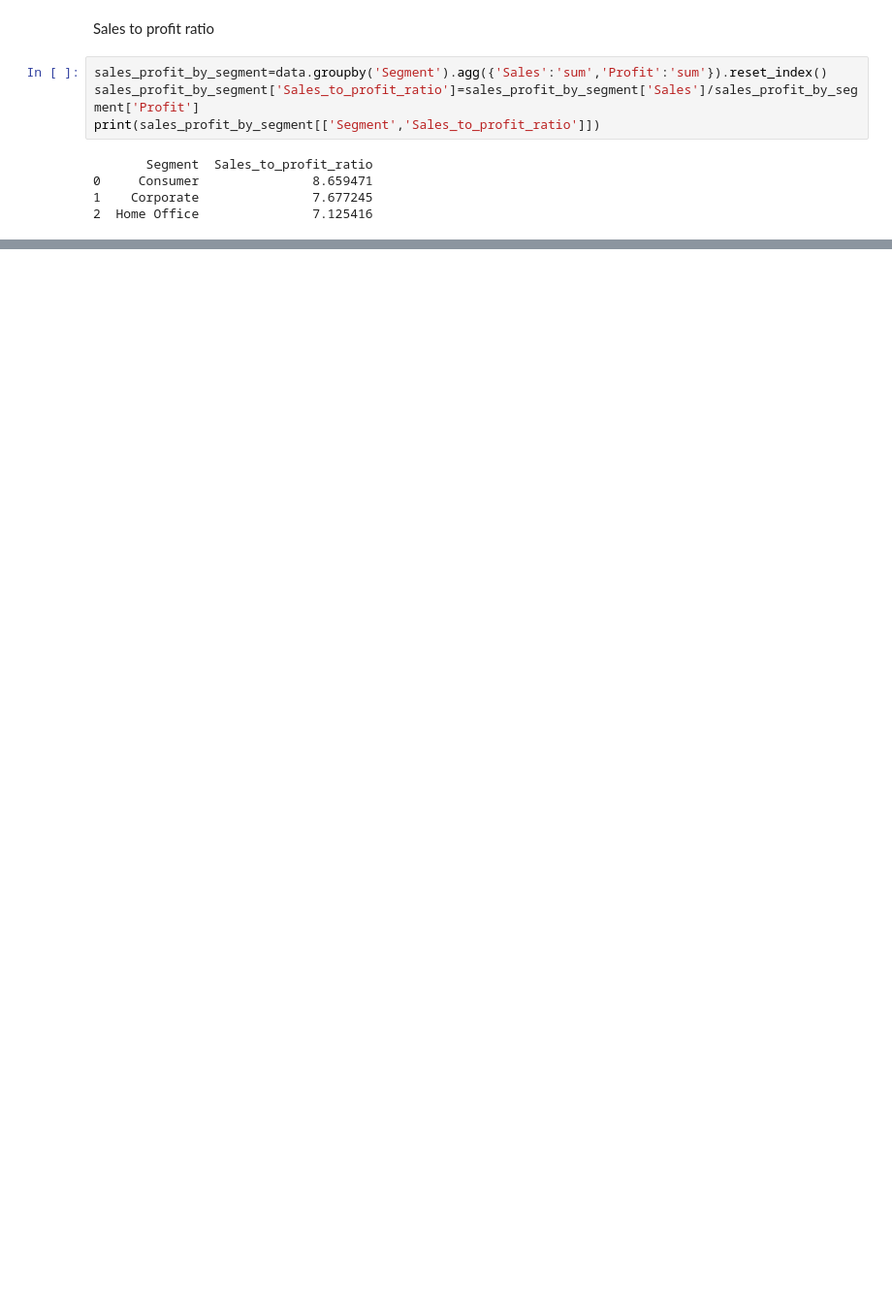
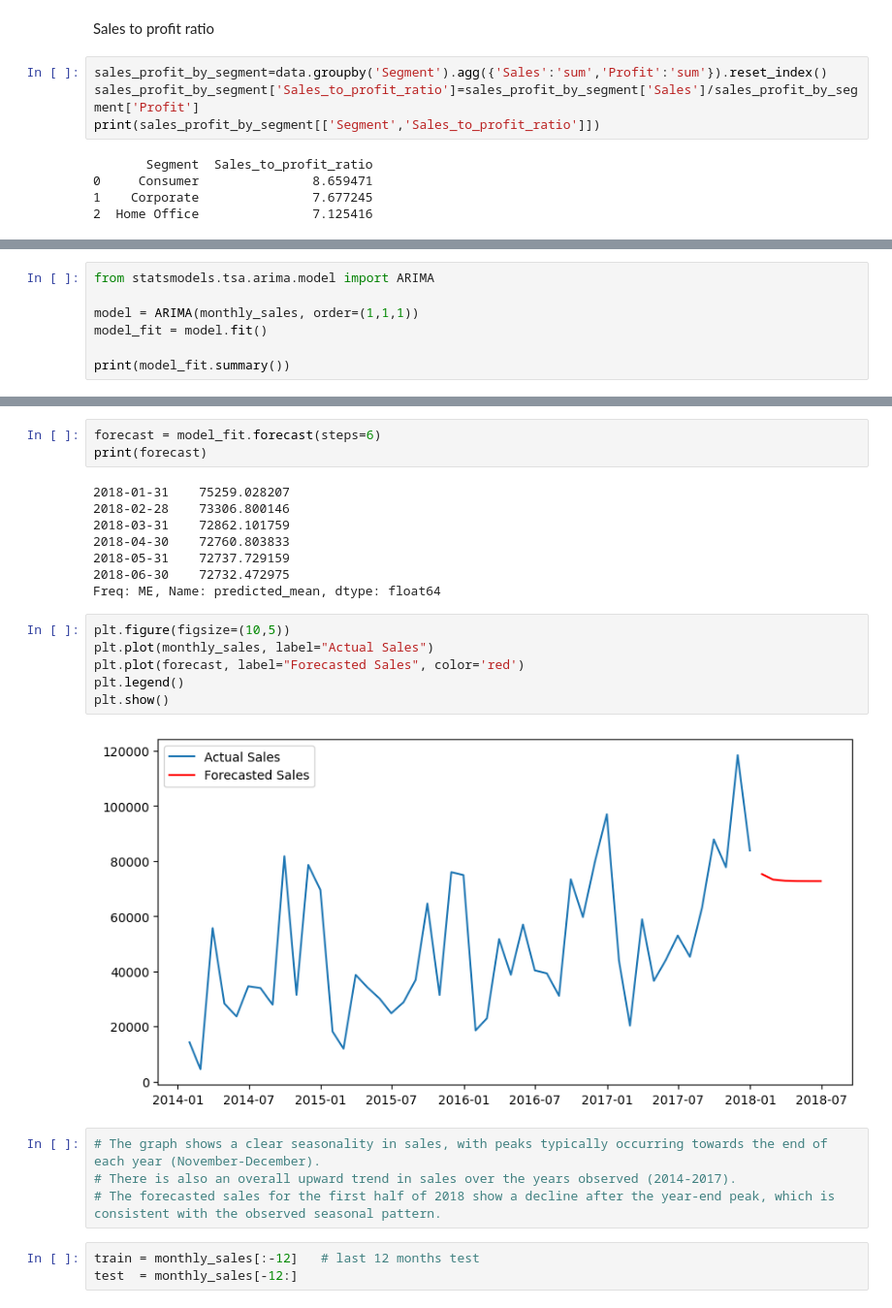
Before and after one commit to akshaypal912/akshaypal912, a Jupyter notebook: ecommerce_sales.ipynb, the cells around one changed output, grey strips where cells are left out. Shown at 97% size. Saved outputs shown, nothing was run; the diff lists cells and outputs as text; blank space fills up the shorter version.

```diff
--- a/ecommerce_sales.ipynb
+++ b/ecommerce_sales.ipynb
@@ -333,0 +361,7 @@ print(sales_profit_by_segment[['Segment','Sales_to_profit_ratio']])
+# %%
+from statsmodels.tsa.arima.model import ARIMA
+
+model = ARIMA(monthly_sales, order=(1,1,1))
+model_fit = model.fit()
+
+print(model_fit.summary())
@@ -333,0 +386,26 @@ print(sales_profit_by_segment[['Segment','Sales_to_profit_ratio']])
+# %%
+forecast = model_fit.forecast(steps=6)
+print(forecast)
+# %% [output]
+2018-01-31    75259.028207
+2018-02-28    73306.800146
+2018-03-31    72862.101759
+2018-04-30    72760.803833
+2018-05-31    72737.729159
+2018-06-30    72732.472975
+Freq: ME, Name: predicted_mean, dtype: float64
+# %%
+plt.figure(figsize=(10,5))
+plt.plot(monthly_sales, label="Actual Sales")
+plt.plot(forecast, label="Forecasted Sales", color='red')
+plt.legend()
+plt.show()
+# %% [output]
+[figure, added]
+# %%
+# The graph shows a clear seasonality in sales, with peaks typically occurring towards the end of each year (November-December).
+# There is also an overall upward trend in sales over the years observed (2014-2017).
+# The forecasted sales for the first half of 2018 show a decline after the year-end peak, which is consistent with the observed seasonal pattern.
+# %%
+train = monthly_sales[:-12]   # last 12 months test
+test  = monthly_sales[-12:]
```
Also changed, not shown: parts of 13 cells of this notebook.
